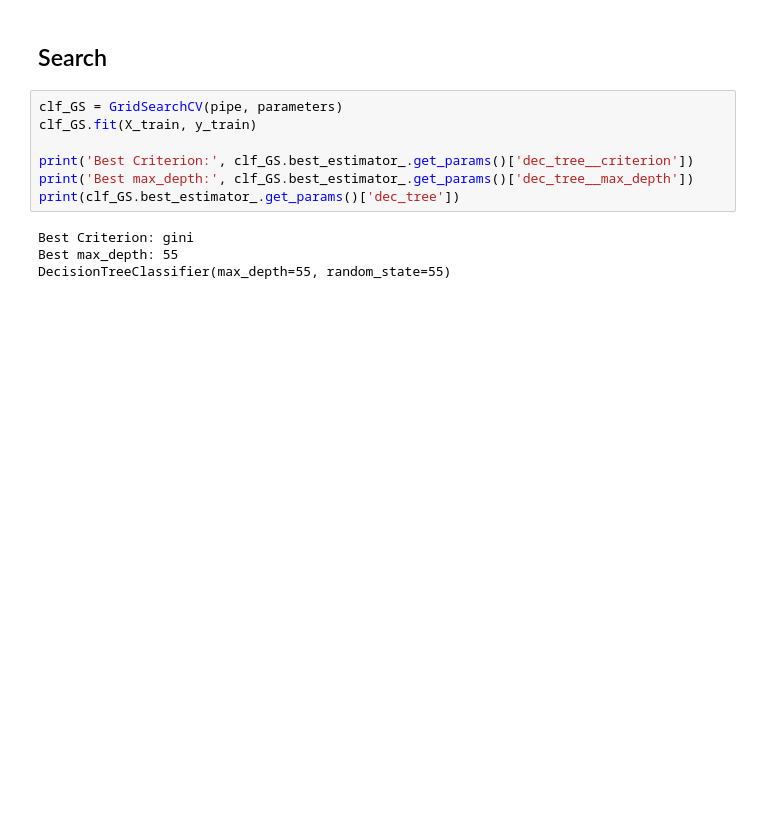
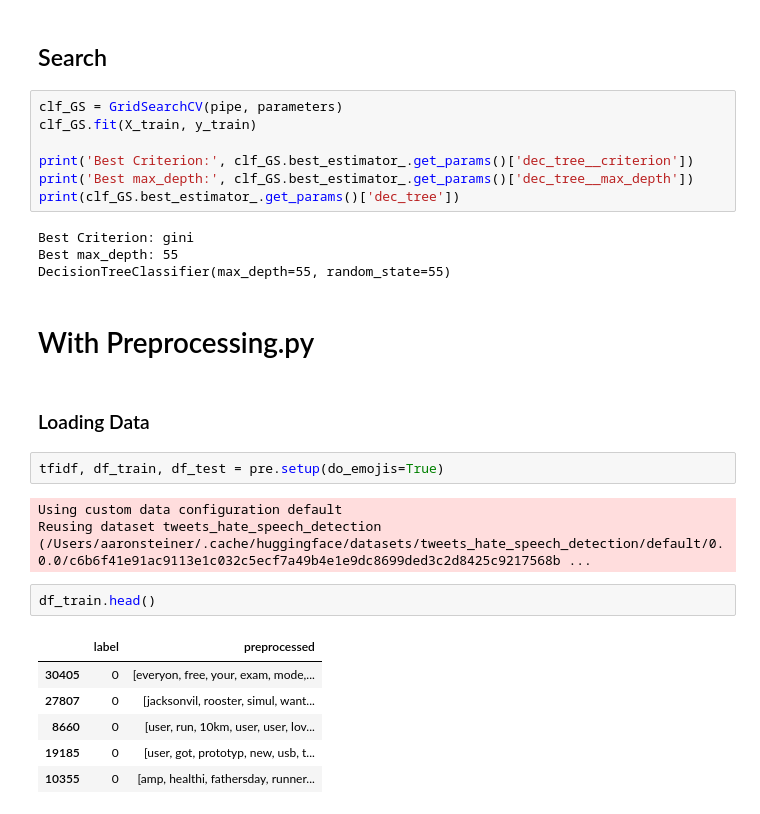
Before and after one commit to Aaron9812/Data_mining, a Jupyter notebook: src/models/decision_tree.ipynb, the cells around one changed output. Cells and saved outputs as stored; diff of their text form; blank space fills up the shorter version.

```diff
--- a/src/models/decision_tree.ipynb
+++ b/src/models/decision_tree.ipynb
@@ -386,3 +380,21 @@ print(clf_GS.best_estimator_.get_params()['dec_tree'])
 Best Criterion: gini
 Best max_depth: 55
 DecisionTreeClassifier(max_depth=55, random_state=55)
+# %% [markdown]
+# With Preprocessing.py
+# %% [markdown]
+### Loading Data
+# %%
+tfidf, df_train, df_test = pre.setup(do_emojis=True)
+# %% [output]
+Using custom data configuration default
+Reusing dataset tweets_hate_speech_detection (/Users/aaronsteiner/.cache/huggingface/datasets/tweets_hate_speech_detection/default/0.0.0/c6b6f41e91ac9113e1c032c5ecf7a49b4e1e9dc8699ded3c2d8425c9217568b ...
+# %%
+df_train.head()
+# %% [output]
+|  | label | preprocessed |
+| 30405 | 0 | [everyon, free, your, exam, mode,... |
+| 27807 | 0 | [jacksonvil, rooster, simul, want... |
+| 8660 | 0 | [user, run, 10km, user, user, lov... |
+| 19185 | 0 | [user, got, prototyp, new, usb, t... |
+| 10355 | 0 | [amp, healthi, fathersday, runner... |
```
Also changed, not shown: parts of 11 cells of this notebook.
